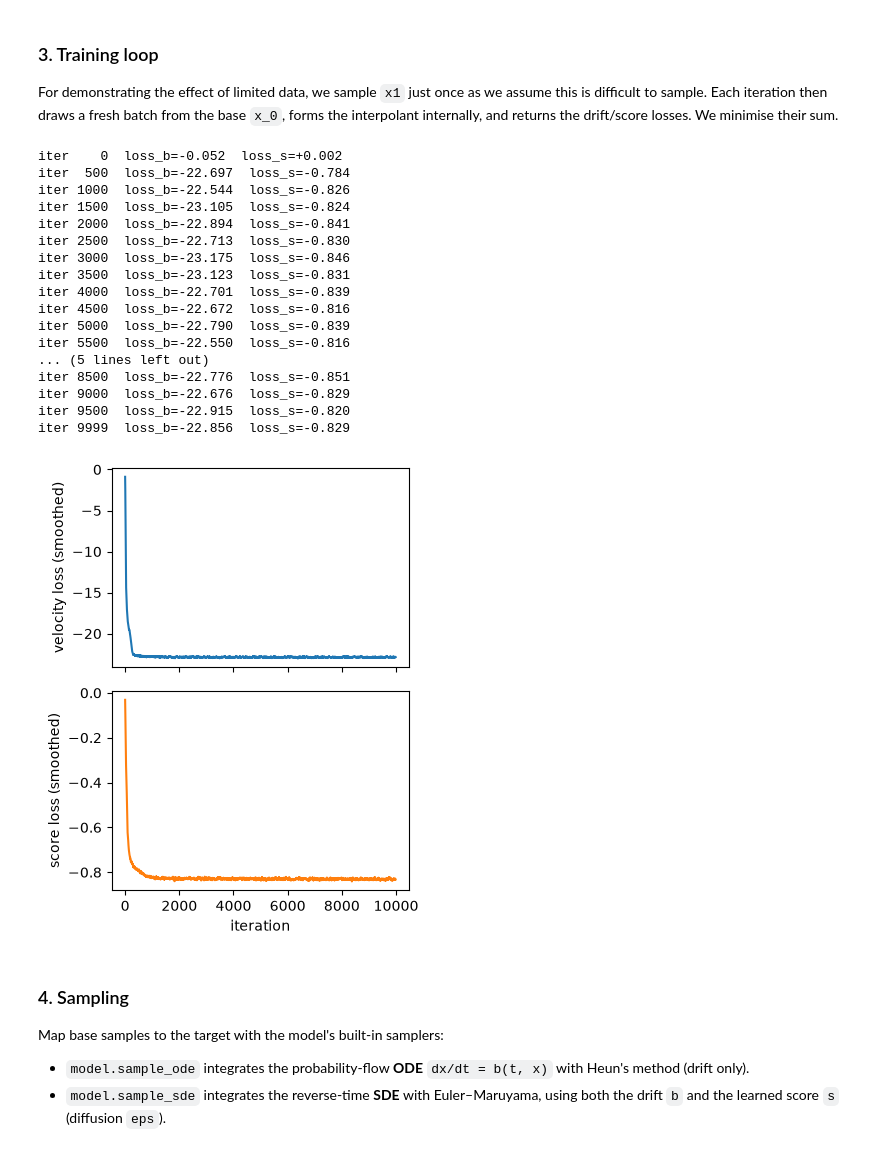
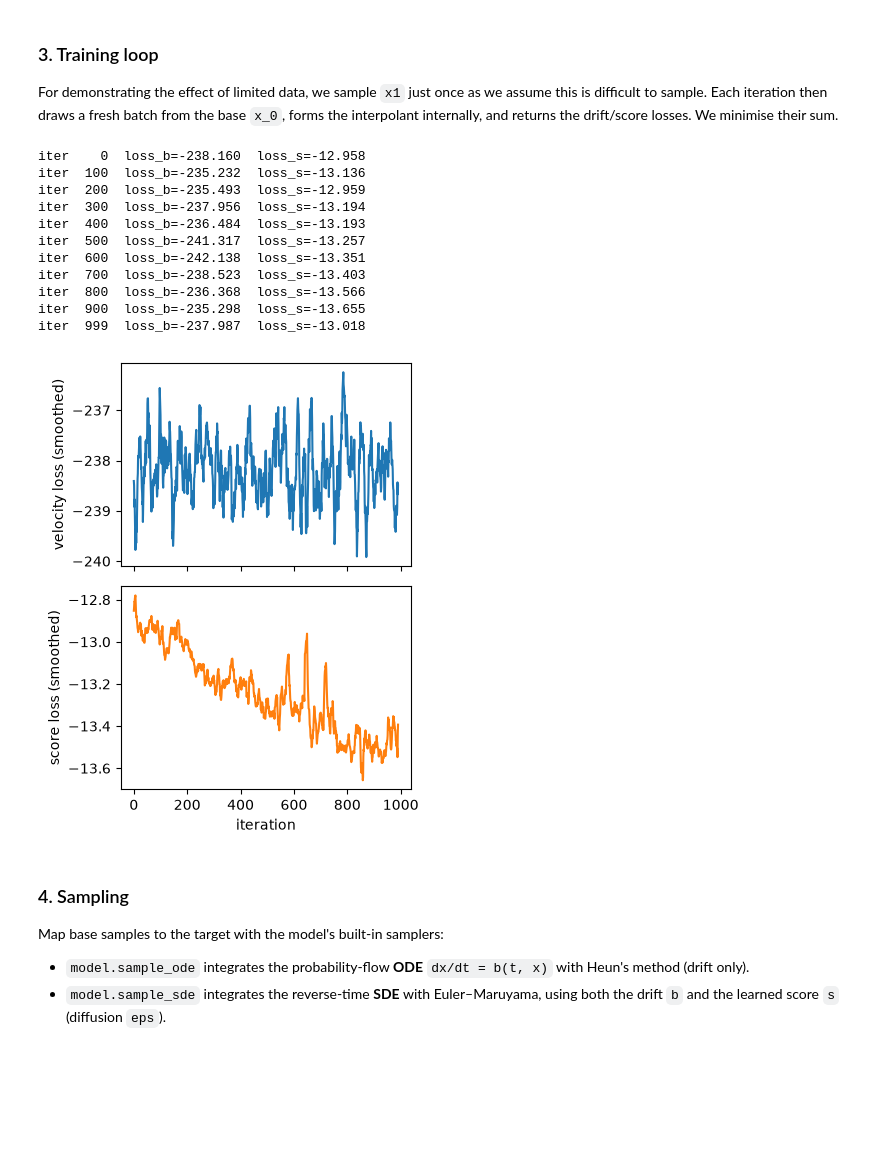
Before and after one commit to Rauscher-Group/eesi, a Jupyter notebook: experiments/2D_GMM.ipynb, the cells around one changed output. Saved outputs shown, nothing was run; the diff lists cells and outputs as text; code cells hidden in the pictures; blank space fills up the shorter version.

```diff
--- a/experiments/2D_GMM.ipynb
+++ b/experiments/2D_GMM.ipynb
@@ -56,18 +56,20 @@ mixture built from `eesi.datasets.GaussianMixture`, whose weights, means and
 full (correlated) covariances are drawn once from a fixed `seed` and then held
 constant.
 # %%
+d = 32
 # --- base: single 2D Gaussian, unit variance, zero covariance ---
-base = MultivariateNormal(torch.zeros(2, device=device), torch.eye(2, device=device))
+base = MultivariateNormal(torch.zeros(d, device=device), torch.eye(d, device=device))
 
 # --- target: 3-component Gaussian mixture from eesi.datasets.GaussianMixture ---
 # The mixture draws its weights, means and full covariances once (fixed `seed`)
 # and holds them constant; `sigma` sets how far apart the component means are.
-target = GaussianMixture(d=2, n=3, sigma=4.0, seed=5, device=device)
+target = GaussianMixture(d=d, n=5, sigma=4.0, seed=5, device=device)
 
 # Sanity check: draw and scatter samples from each distribution.
 x0_vis = base.sample((2000,)).cpu()
 x1_vis = target.sample((2000,)).cpu()
 
+'''
 # Symmetric plot limits that comfortably contain both distributions.
 LIM = float(torch.cat([x0_vis, x1_vis]).abs().max().ceil()) + 1.0
 
@@ -79,4 +81,5 @@ ax[1].set_title("target  $p_1$ (Gaussian mixture)")
 for a in ax:
     a.set_aspect("equal"); a.set_xlim(-LIM, LIM); a.set_ylim(-LIM, LIM)
 plt.show()
+'''
 # %% [output]
@@ -113,62 +121,68 @@ as we assume this is difficult to sample.
 Each iteration then draws a fresh batch from the base `x_0`, forms the interpolant
 internally, and returns the drift/score losses. We minimise their sum.
 # %%
-torch.manual_seed(1)
-batch = 20000
-x1 = target.sample((batch,))
 
-n_iters = 10000
+
+n_iters = 1000
+n_samples = 200000
+bsize = 10000
+nbatches = n_samples//bsize
 hist_b, hist_s = [], []
 for it in range(n_iters):
-    x0 = base.sample((batch,))
-    losses = model.loss(x1, x0)          # {"b": drift loss, "s": score loss}
-    loss = losses["b"] + losses["s"]
 
-    opt.zero_grad()
-    loss.backward()
-    opt.step()
+    #print(nbatches)
+    for b in range(nbatches):
+        #print(b)
+        # so we always grab the same data when needed
+        # in real situations, sampling p1 is probably difficult
+        torch.manual_seed(b)
+        x1 = target.sample((bsize,))
+
+        # reset seed to sample base randomly (always easy in practice)
+        torch.seed()
+        x0 = base.sample((bsize,))
+        losses = model.loss(x1, x0)          # {"b": drift loss, "s": score loss}
+        loss = losses["b"] + losses["s"]
+
+        opt.zero_grad()
+        loss.backward()
+        opt.step()
 
     hist_b.append(losses["b"].item())
     hist_s.append(losses["s"].item())
-    if it % 500 == 0:
+    if it % 100 == 0:
         print(f"iter {it:4d}  loss_b={hist_b[-1]:+.3f}  loss_s={hist_s[-1]:+.3f}")
 print(f"iter {it:4d}  loss_b={hist_b[-1]:+.3f}  loss_s={hist_s[-1]:+.3f}")
 # %% [output]
-iter    0  loss_b=-0.052  loss_s=+0.002
-iter  500  loss_b=-22.697  loss_s=-0.784
-iter 1000  loss_b=-22.544  loss_s=-0.826
-iter 1500  loss_b=-23.105  loss_s=-0.824
-iter 2000  loss_b=-22.894  loss_s=-0.841
-iter 2500  loss_b=-22.713  loss_s=-0.830
-iter 3000  loss_b=-23.175  loss_s=-0.846
-iter 3500  loss_b=-23.123  loss_s=-0.831
-iter 4000  loss_b=-22.701  loss_s=-0.839
-iter 4500  loss_b=-22.672  loss_s=-0.816
-iter 5000  loss_b=-22.790  loss_s=-0.839
-iter 5500  loss_b=-22.550  loss_s=-0.816
-... (5 lines left out)
-iter 8500  loss_b=-22.776  loss_s=-0.851
-iter 9000  loss_b=-22.676  loss_s=-0.829
-iter 9500  loss_b=-22.915  loss_s=-0.820
-iter 9999  loss_b=-22.856  loss_s=-0.829
+iter    0  loss_b=-238.160  loss_s=-12.958
+iter  100  loss_b=-235.232  loss_s=-13.136
+iter  200  loss_b=-235.493  loss_s=-12.959
+iter  300  loss_b=-237.956  loss_s=-13.194
+iter  400  loss_b=-236.484  loss_s=-13.193
+iter  500  loss_b=-241.317  loss_s=-13.257
+iter  600  loss_b=-242.138  loss_s=-13.351
+iter  700  loss_b=-238.523  loss_s=-13.403
+iter  800  loss_b=-236.368  loss_s=-13.566
+iter  900  loss_b=-235.298  loss_s=-13.655
+iter  999  loss_b=-237.987  loss_s=-13.018
 # %%
 # Training curves (smoothed).
-def smooth(v, k=20):
+def smooth(v, k=10):
     v = np.asarray(v)
     if len(v) < k:
         return v
     return np.convolve(v, np.ones(k) / k, mode="valid")
 
 fig, ax = plt.subplots(2,1,sharex=True,figsize=(4,5))
 ax[0].plot(smooth(hist_b),'-C0')
 ax[0].set_ylabel("velocity loss (smoothed)")
 ax[1].plot(smooth(hist_s),'-C1')
 ax[1].set_xlabel("iteration")
 ax[1].set_ylabel("score loss (smoothed)")
 plt.tight_layout()
 plt.show()
 # %% [output]
-[figure, old version]
+[figure, new version]
 # %% [markdown]
 ### 4. Sampling
 
```
Also changed, not shown: parts of 8 cells of this notebook, 1 other file.
